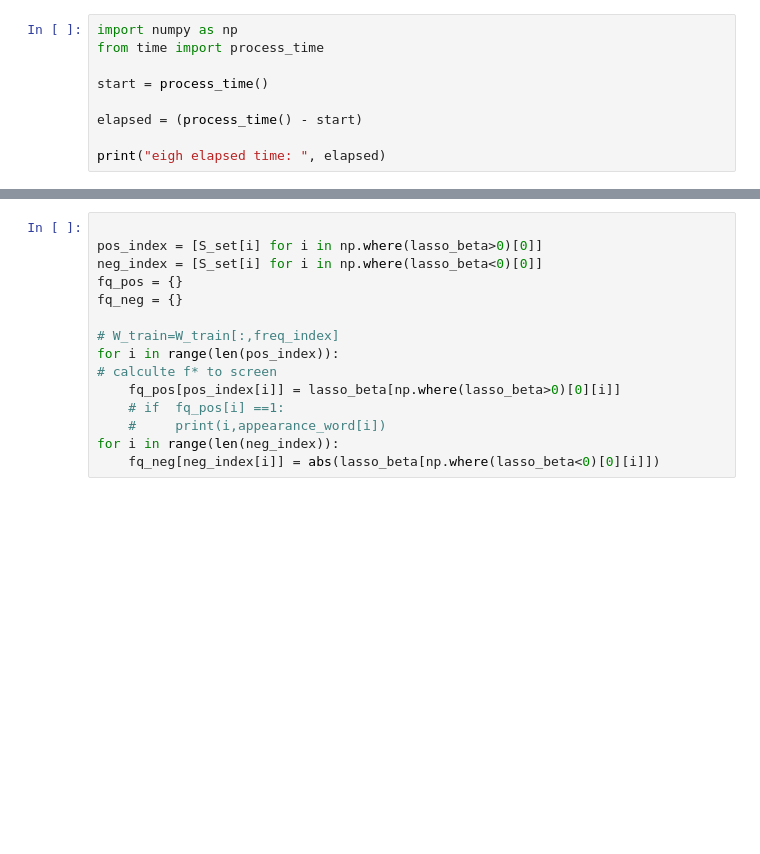
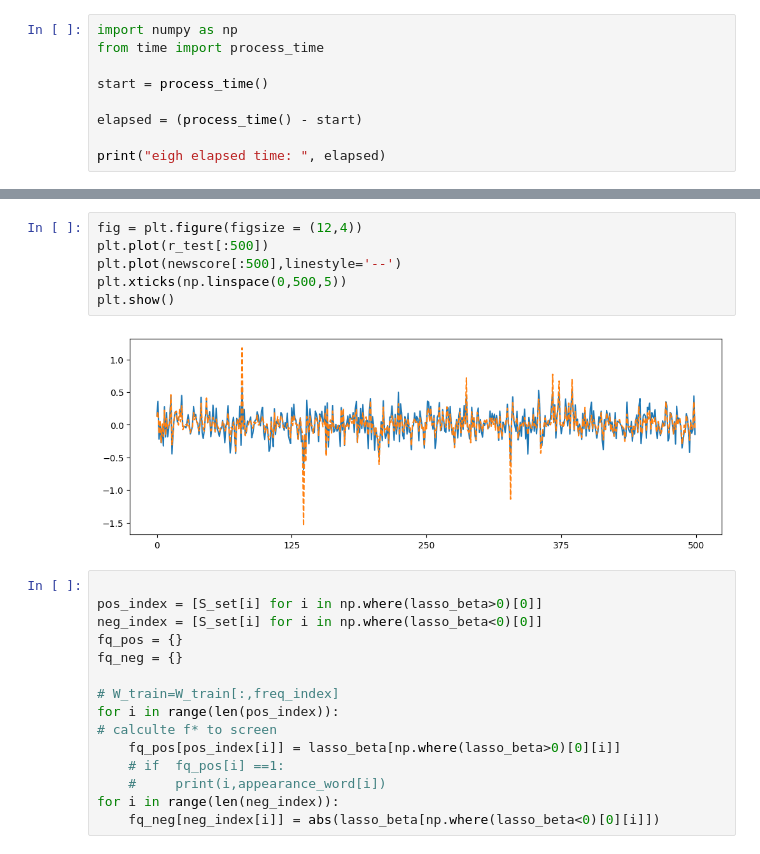
Before and after one commit to orince/Fan, a Jupyter notebook: fan_ex.ipynb, the cells around one changed output, grey strips where cells are left out. Drawn from its saved outputs; the diff is of its cells as text; blank space fills up the shorter version.

```diff
--- a/fan_ex.ipynb
+++ b/fan_ex.ipynb
@@ -350,3 +502,11 @@ freq_index = [heapq.nlargest(10000, enumerate(Wsum), key=lambda x: x[1])[i][0] f
+# %%
+fig = plt.figure(figsize = (12,4))
+plt.plot(r_test[:500])
+plt.plot(newscore[:500],linestyle='--')
+plt.xticks(np.linspace(0,500,5))
+plt.show()
+# %% [output]
+[figure, added]
 # %%
 
 pos_index = [S_set[i] for i in np.where(lasso_beta>0)[0]]
```
Also changed, not shown: parts of 25 cells of this notebook.
